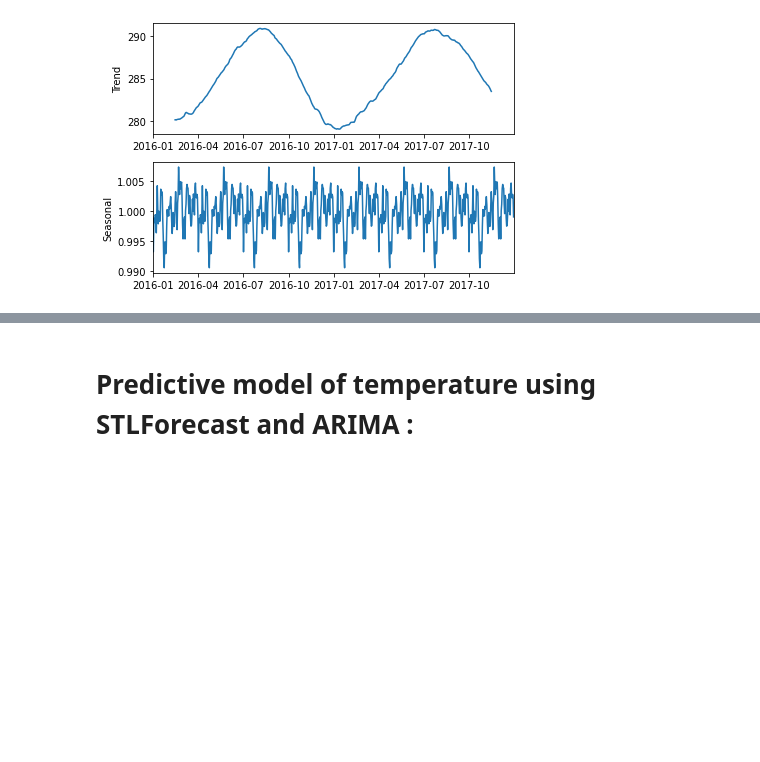
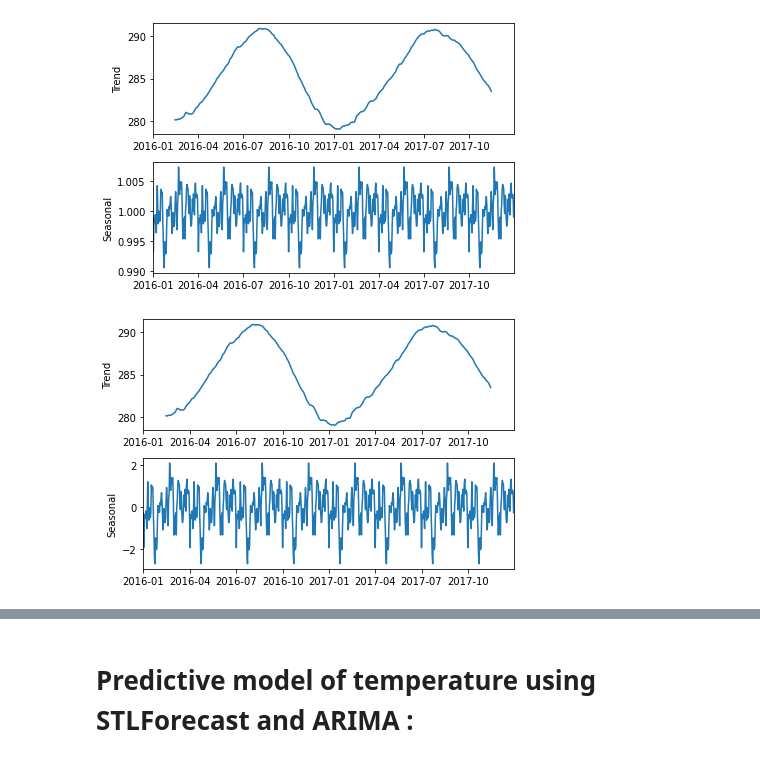
Before and after one commit to LetenoThibaud/Defi-IA-2022-Rain-Frogs, a Jupyter notebook: Seasonality_analysis.ipynb, the cells around one changed output, grey strips where cells are left out. Cells and saved outputs as stored; diff of their text form; code cells hidden in the pictures; blank space fills up the shorter version.

Commit message:
Added analysis of seasonality decomposition graphs

```diff
--- a/Seasonality_analysis.ipynb
+++ b/Seasonality_analysis.ipynb
@@ -129,3 +129,10 @@ sd = seasonal_decompose(df_temp, model='multiplicative', period=91)
 sd.plot(observed=False, resid=False)
 # %% [output]
 [figure]
+# %%
+# With period of 91 days (4 months) linear model
+%matplotlib qt
+sd = seasonal_decompose(df_temp, model='additive', period=91)
+sd.plot(observed=False, resid=False)
+# %% [output]
+[figure, added]
```
Also changed, not shown: parts of 2 cells of this notebook.
